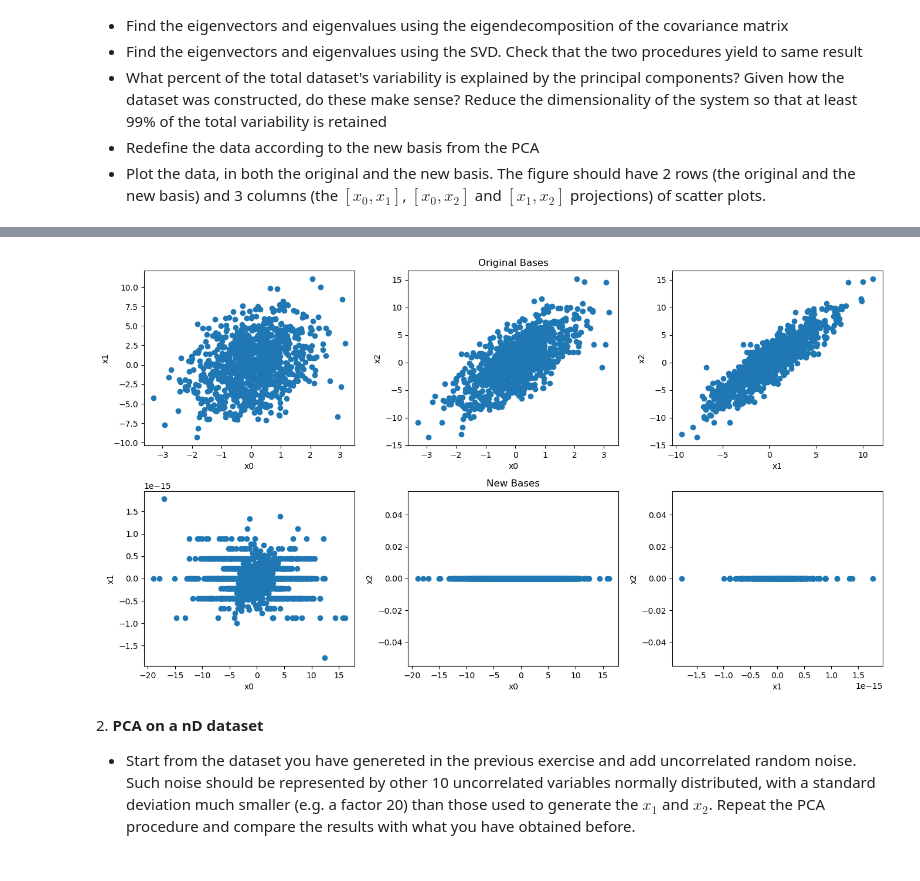
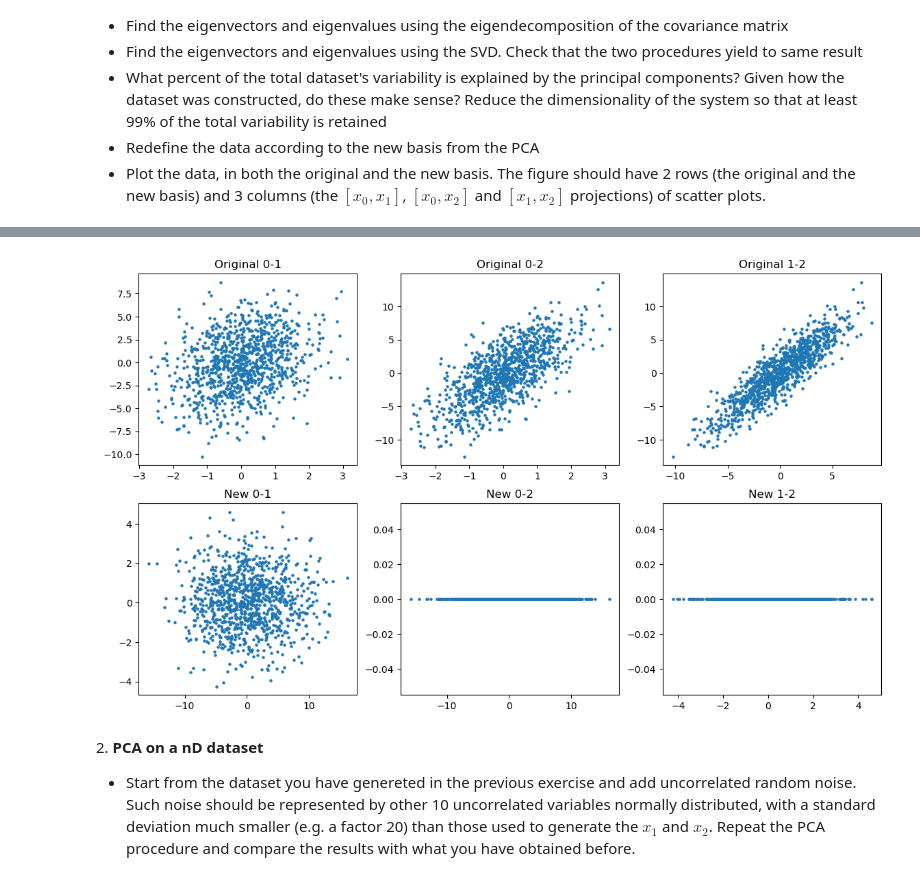
Before and after one commit to RiccardoMosele/ScientificComputingWithPython2022, a Jupyter notebook: 08ex_algebra.ipynb, the cells around one changed output, grey strips where cells are left out. Drawn from its saved outputs; the diff is of its cells as text; code cells hidden in the pictures.

```diff
--- a/08ex_algebra.ipynb
+++ b/08ex_algebra.ipynb
@@ -13,26 +13,33 @@
 # %%
 import numpy as np
 import matplotlib.pyplot as plt
+from scipy import linalg as la
 
 #-->1<-- creo i 3 dataset
 N=1000
 x1 = np.random.normal(loc=0, scale=1, size=N)
 x2 = x1 + np.random.normal(loc=0, scale=3, size=N)
 x3 = 2*x1 + x2
-dataset = np.array([x1,x2,x3])
+dataset = np.vstack((x1,x2,x3))
 
 #-->2<--
-matr = np.asmatrix(np.array([x1,x2,x3]))
-matr_cov = np.cov(matr)
-eigen_vals_cov, eigen_vecs_cov = np.linalg.eig(matr_cov)
+matr_cov = np.cov(dataset)
+#autovalori e autovettori COV-Matrix ordinati
+eigen_vals_cov, eigen_vecs_cov = la.eig(matr_cov)
+index = eigen_vals_cov.argsort()[::-1]
+eigen_vals_cov = eigen_vals_cov[index]
+eigen_vecs_cov = eigen_vecs_cov[:,index]
 
 #-->3<--
-U, S, V = np.linalg.svd(matr)
+U, S, V = la.svd(dataset)
 
-#autovalori
+#autovalori SVD ordinati
 eigen_vals_svd = S**2/(N-1)
-#autovettori
+i = eigen_vals_svd.argsort()[::-1]
+eigen_vals_svd = eigen_vals_svd[i]
+#autovettori SVD ordinati
 eigen_vecs_svd = U
+eigen_vecs_svd = eigen_vecs_svd[:,i]
 
 print(f"Eigenvalues Covariance:\n{eigen_vals_cov}")
 print(f"Eigenvectors Covariance:\n{eigen_vecs_cov}")
@@ -40,11 +47,11 @@ print(f"Eigenvectors Covariance:\n{eigen_vecs_cov}")
 print(f"\nEigenvalues SVD:\n{eigen_vals_svd}")
 print(f"Eigenvectors SVD:\n{eigen_vecs_svd}")
 
-#Le due procedure danno lo stesso risultato per due autovalori
+#Le due procedure danno lo stesso risultato per i primi due autovalori
 print("\nThe two procedures give the same result for two eigenvalues")
 
 #-->3<--
-var = (np.sum(eigen_vals_cov[:2])/np.sum(eigen_vals_cov))*100
+var = np.real(np.sum(eigen_vals_cov[:2])/np.sum(eigen_vals_cov))*100
 print(f"\nThe percentual of dataset variability is: {var}%")
 
 
@@ -52,23 +59,25 @@ print(f"\nThe percentual of dataset variability is: {var}%")
 eigen_vecs_cov_pca = eigen_vecs_cov[:,:2]
 data_pca = np.dot(eigen_vecs_cov_pca.T, dataset)
 data_pca = np.vstack([data_pca, np.zeros((1, N))])
-print(data_pca)
+#print(data_pca)
 
+fig, axes = plt.subplots(nrows=2, ncols=3, figsize=(14, 8))
+[[ax01, ax02, ax03],[ax11, ax12, ax13]] = axes
 
-fig, ax = plt.subplots(2, 3, figsize = (14, 8))
-fig.tight_layout(pad=3.5)
-ax[0,1].set_title("Original Bases")
-ax[1,1].set_title("New Bases")
-idx_data = np.array([[0,1],[0,2],[1,2]])
-X = [dataset, data_pca]
+ax01.scatter(dataset[0], dataset[1], s= 5)
+ax01.set_title('Original 0-1')
+ax02.scatter(dataset[0], dataset[2], s= 5)
+ax02.set_title('Original 0-2')
+ax03.scatter(dataset[1], dataset[2], s= 5)
+ax03.set_title('Original 1-2')
 
-for i in range(2):
-    x = X[i]
-    for j in range(3):
-        idx0 = idx_data[j,0]
-        idx1 = idx_data[j,1]
-        ax[i,j].scatter(x[idx0,:], x[idx1,:])
-        ax[i,j].set_xlabel(f"x{str(idx0)}")
-        ax[i,j].set_ylabel(f"x{str(idx1)}")
+ax11.scatter(data_pca[0], data_pca[1], s= 5)
+ax11.set_title('New 0-1')
+ax12.scatter(data_pca[0], data_pca[2], s= 5)
+ax12.set_title('New 0-2')
+ax13.scatter(data_pca[1], data_pca[2], s= 5)
+ax13.set_title('New 1-2')
+
+plt.show()
 # %% [output]
 Eigenvalues Covariance:
@@ -91,4 +100,4 @@ Eigenvectors SVD:
-[figure, old version]
+[figure, new version]
 # %% [markdown]
 2\. **PCA on a nD dataset**
 
```
Also changed, not shown: parts of 2 cells of this notebook.
